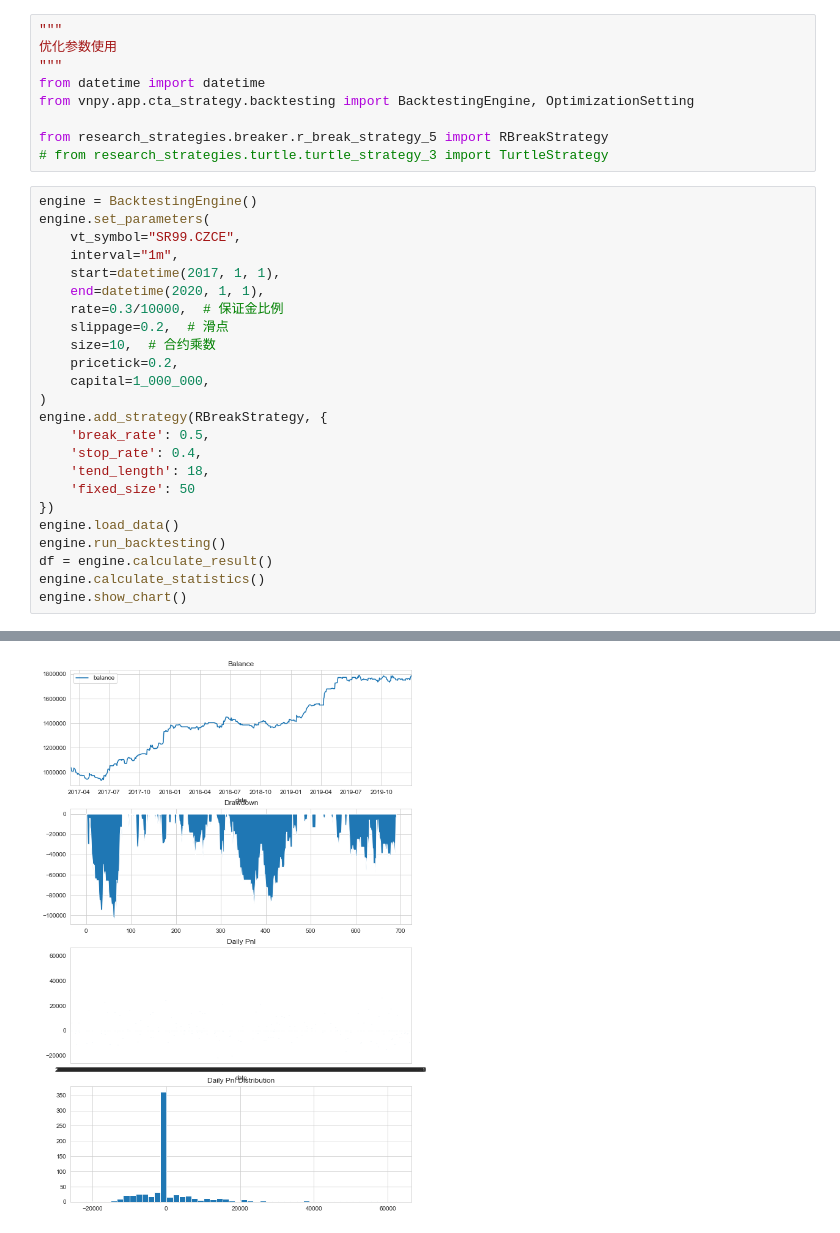
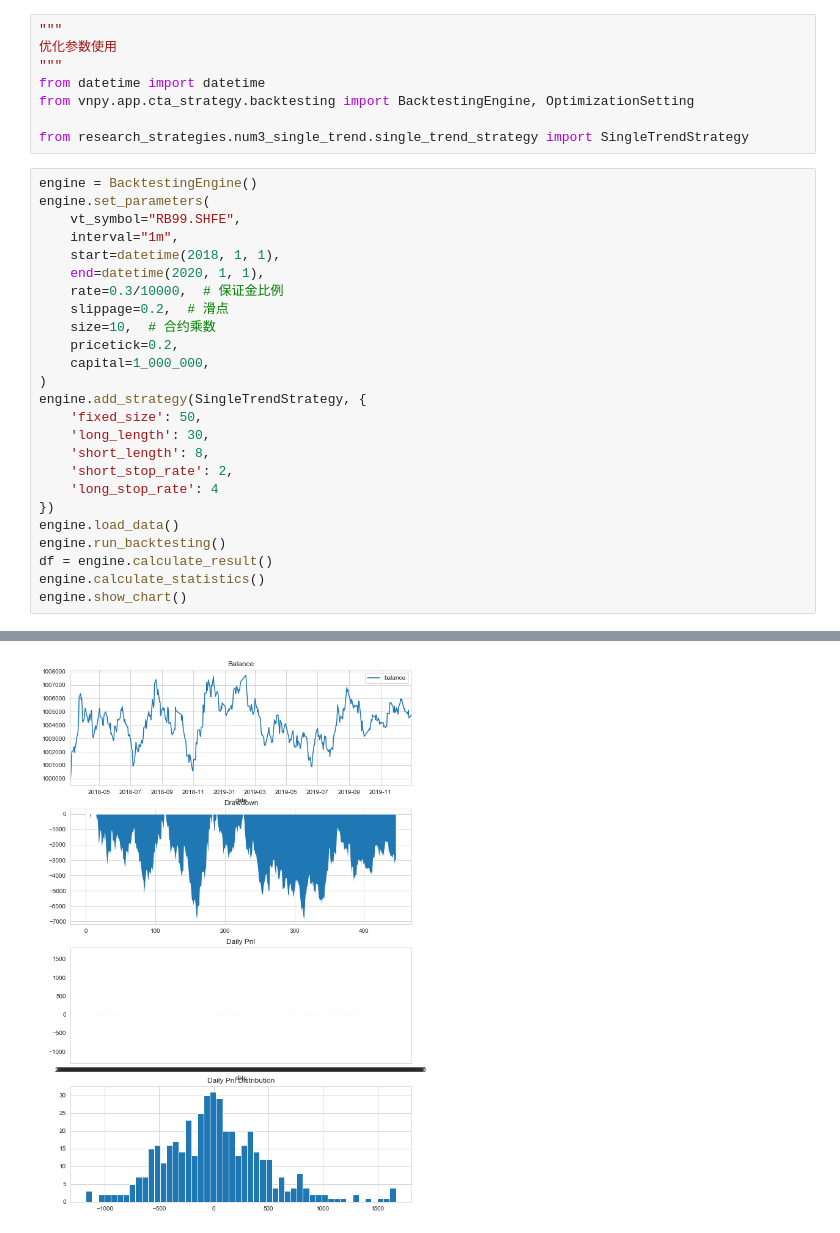
Before and after one commit to caizhanjin/self_vnpy, a Jupyter notebook: research/backtesting_2_optimize.ipynb, the cells around one changed output, grey strips where cells are left out. Drawn from its saved outputs; the diff is of its cells as text.

```diff
--- a/research/backtesting_2_optimize.ipynb
+++ b/research/backtesting_2_optimize.ipynb
@@ -5,14 +5,13 @@
 from datetime import datetime
 from vnpy.app.cta_strategy.backtesting import BacktestingEngine, OptimizationSetting
 
-from research_strategies.breaker.r_break_strategy_5 import RBreakStrategy
-# from research_strategies.turtle.turtle_strategy_3 import TurtleStrategy
+from research_strategies.num3_single_trend.single_trend_strategy import SingleTrendStrategy
 # %%
 engine = BacktestingEngine()
 engine.set_parameters(
-    vt_symbol="SR99.CZCE",
+    vt_symbol="RB99.SHFE",
     interval="1m",
-    start=datetime(2017, 1, 1),
+    start=datetime(2018, 1, 1),
     end=datetime(2020, 1, 1),
     rate=0.3/10000,  # 保证金比例
     slippage=0.2,  # 滑点
@@ -20,11 +19,12 @@ engine.set_parameters(
     pricetick=0.2,
     capital=1_000_000,
 )
-engine.add_strategy(RBreakStrategy, {
-    'break_rate': 0.5,
-    'stop_rate': 0.4,
-    'tend_length': 18,
-    'fixed_size': 50
+engine.add_strategy(SingleTrendStrategy, {
+    'fixed_size': 50,
+    'long_length': 30,
+    'short_length': 8,
+    'short_stop_rate': 2,
+    'long_stop_rate': 4
 })
 engine.load_data()
 engine.run_backtesting()
@@ -52,4 +52,4 @@ engine.show_chart()
-[figure, old version]
+[figure, new version]
 # %%
 setting = OptimizationSetting()
 setting.set_target("sharpe_ratio")
```
Also changed, not shown: parts of 2 cells of this notebook, 17 other files.
